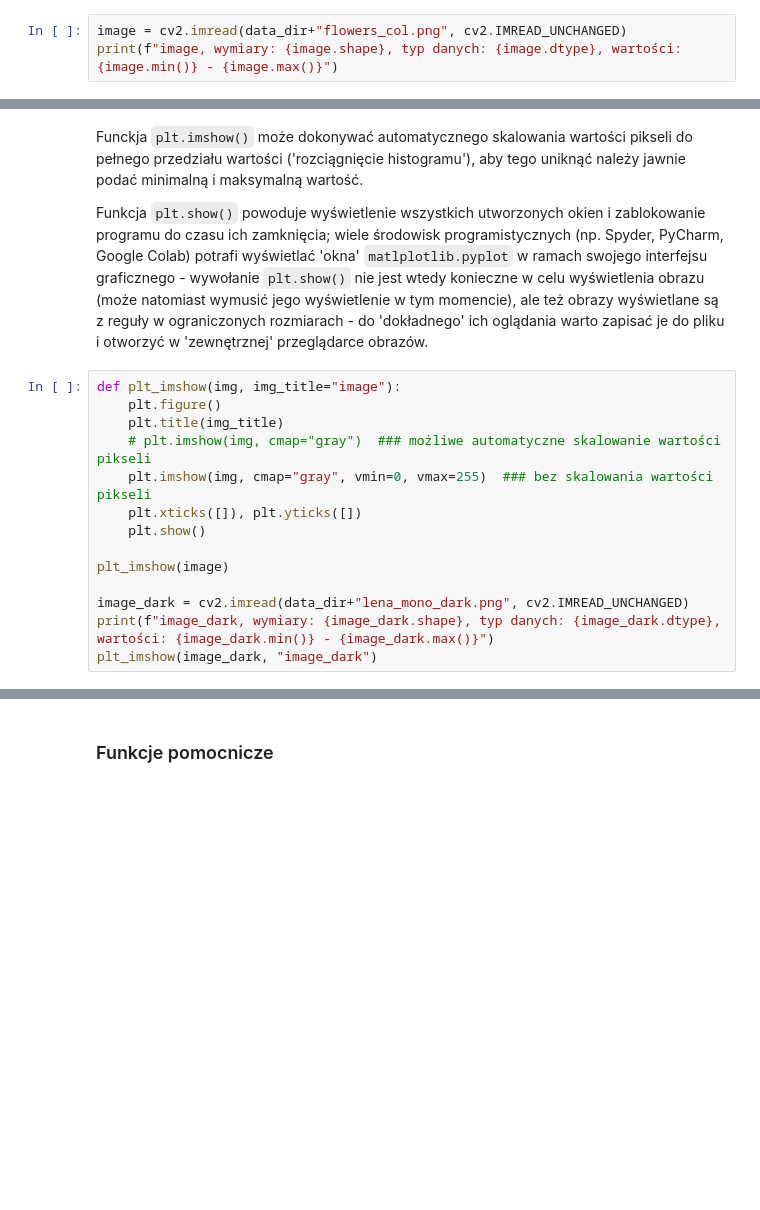
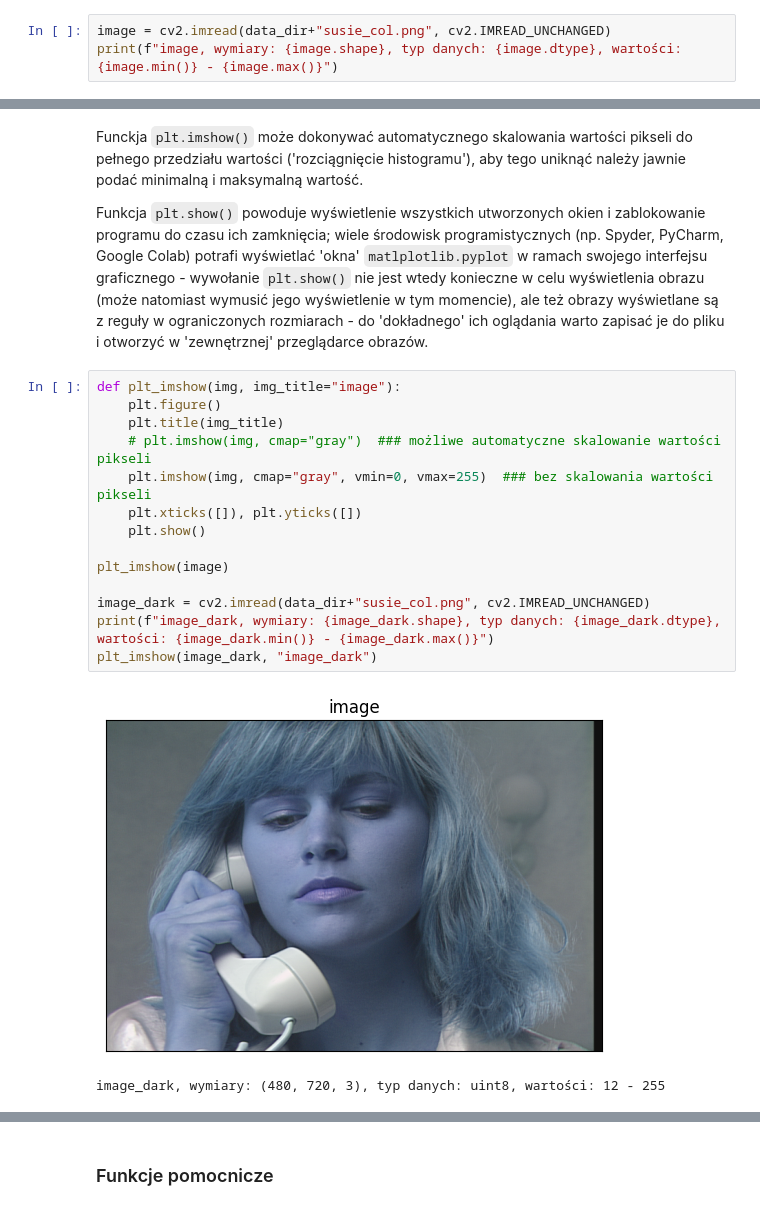
Before and after one commit to Kerciu/WMM_25L, a Jupyter notebook: vision/WMM_Lab_przetwarzanie_obrazow.ipynb, the cells around one changed output, grey strips where cells are left out. Drawn from its saved outputs; the diff is of its cells as text; blank space fills up the shorter version.

```diff
--- a/vision/WMM_Lab_przetwarzanie_obrazow.ipynb
+++ b/vision/WMM_Lab_przetwarzanie_obrazow.ipynb
@@ -65,6 +64,6 @@ Obraz zwracany jest jako tablica `numpy.ndarray`, można go przetwarzać jak ka
 * `image.dtype` - typ danych (liczby całkowite, liczby rzeczywiste, itp., np.: `np.uint8`, `np.float32`, `np.float64`);
 * `image.min()`, `image.max()` - wartość minimalna/maksymalna.
 # %%
-image = cv2.imread(data_dir+"flowers_col.png", cv2.IMREAD_UNCHANGED)
+image = cv2.imread(data_dir+"susie_col.png", cv2.IMREAD_UNCHANGED)
 print(f"image, wymiary: {image.shape}, typ danych: {image.dtype}, wartości: {image.min()} - {image.max()}")
 # %% [output]
@@ -139,14 +138,17 @@ Funkcja `plt.show()` powoduje wyświetlenie wszystkich utworzonych okien i zablo
 # %%
 def plt_imshow(img, img_title="image"):
     plt.figure()
     plt.title(img_title)
     # plt.imshow(img, cmap="gray")  ### możliwe automatyczne skalowanie wartości pikseli
     plt.imshow(img, cmap="gray", vmin=0, vmax=255)  ### bez skalowania wartości pikseli
     plt.xticks([]), plt.yticks([])
     plt.show()
 
 plt_imshow(image)
 
-image_dark = cv2.imread(data_dir+"lena_mono_dark.png", cv2.IMREAD_UNCHANGED)
+image_dark = cv2.imread(data_dir+"susie_col.png", cv2.IMREAD_UNCHANGED)
 print(f"image_dark, wymiary: {image_dark.shape}, typ danych: {image_dark.dtype}, wartości: {image_dark.min()} - {image_dark.max()}")
 plt_imshow(image_dark, "image_dark")
+# %% [output]
+[figure, added]
+image_dark, wymiary: (480, 720, 3), typ danych: uint8, wartości: 12 - 255
```
Also changed, not shown: parts of 12 cells of this notebook, 46 other files.
